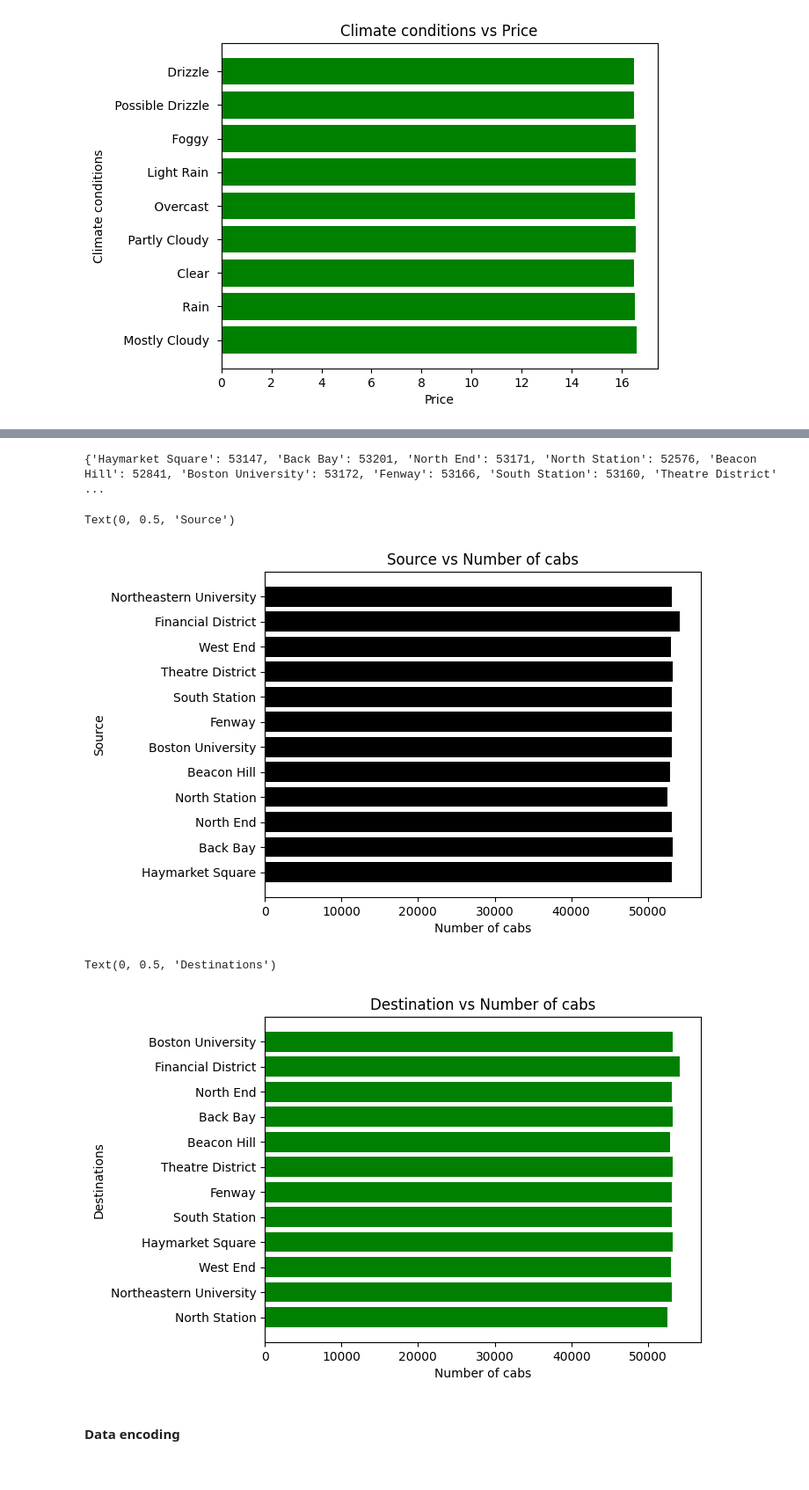
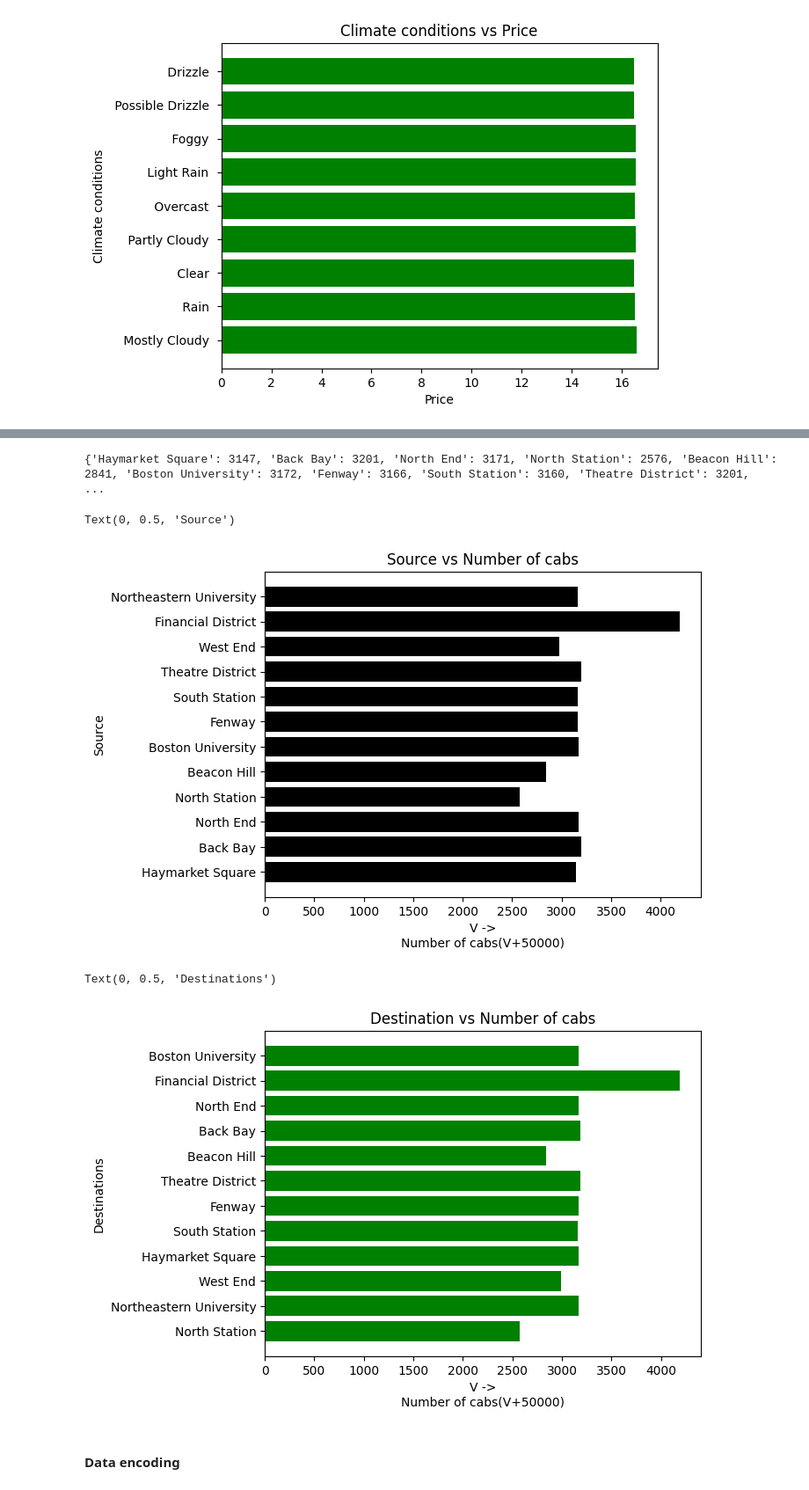
Before and after one commit to itsHarinderjit/Cab-Data-Analysis, a Jupyter notebook: Harinderjit_102017151.ipynb, the cells around one changed output, grey strips where cells are left out. Shown: that part at 88% size. Drawn from its saved outputs; the diff is of its cells as text; code cells hidden in the pictures.

```diff
--- a/Harinderjit_102017151.ipynb
+++ b/Harinderjit_102017151.ipynb
@@ -238,3 +236,13 @@ plt.ylabel("Climate conditions")
 # %% [output]
 Text(0, 0.5, 'Climate conditions')
 [figure]
+# %%
+## source vs avg price
+lst = df['source'].unique()
+Dist = {}
+for data in lst :
+    Dist[data] = df[df.source == data]['price'].mean()
+plt.barh(list(Dist.keys()),Dist.values(),color = "red")
+plt.title("Source vs Average price")
+plt.xlabel("Average price")
+plt.ylabel("Source")
@@ -240,0 +252,10 @@ Text(0, 0.5, 'Climate conditions')
+# %%
+## destinations vs avg price
+lst = df['destination'].unique()
+Dist = {}
+for data in lst :
+    Dist[data] = df[df.destination == data]['price'].mean()
+plt.barh(list(Dist.keys()),Dist.values(),color = "green")
+plt.title("Destination vs Average price")
+plt.xlabel("Average price")
+plt.ylabel("Destination")
@@ -243,29 +267,29 @@ Text(0, 0.5, 'Climate conditions')
 lst = df['source'].unique()
 Dist = {}
 for data in lst :
-    Dist[data] = len(df[df.source == data])
+    Dist[data] = len(df[df.source == data])-50000
 print(Dist)
 plt.barh(list(Dist.keys()),list(Dist.values()),color = "black")
 plt.title("Source vs Number of cabs")
-plt.xlabel("Number of cabs")
+plt.xlabel("V ->\nNumber of cabs(V+50000)")
 plt.ylabel("Source")
 # %% [output]
-{'Haymarket Square': 53147, 'Back Bay': 53201, 'North End': 53171, 'North Station': 52576, 'Beacon Hill': 52841, 'Boston University': 53172, 'Fenway': 53166, 'South Station': 53160, 'Theatre District' ...
+{'Haymarket Square': 3147, 'Back Bay': 3201, 'North End': 3171, 'North Station': 2576, 'Beacon Hill': 2841, 'Boston University': 3172, 'Fenway': 3166, 'South Station': 3160, 'Theatre District': 3201,  ...
 Text(0, 0.5, 'Source')
-[figure, old version]
+[figure, new version]
 # %%
 ## destinations vs number of cabs
 lst = df['destination'].unique()
 Dist = {}
 for data in lst :
-    Dist[data] = len(df[df.destination == data])
+    Dist[data] = len(df[df.destination == data])-50000
 plt.barh(list(Dist.keys()),Dist.values(),color = "green")
 plt.title("Destination vs Number of cabs")
-plt.xlabel("Number of cabs")
+plt.xlabel("V ->\nNumber of cabs(V+50000)")
 plt.ylabel("Destinations")
 # %% [output]
 Text(0, 0.5, 'Destinations')
-[figure, old version]
+[figure, new version]
 # %% [markdown]
 #### Data encoding
 # %%
```
Also changed, not shown: parts of 4 cells of this notebook.
